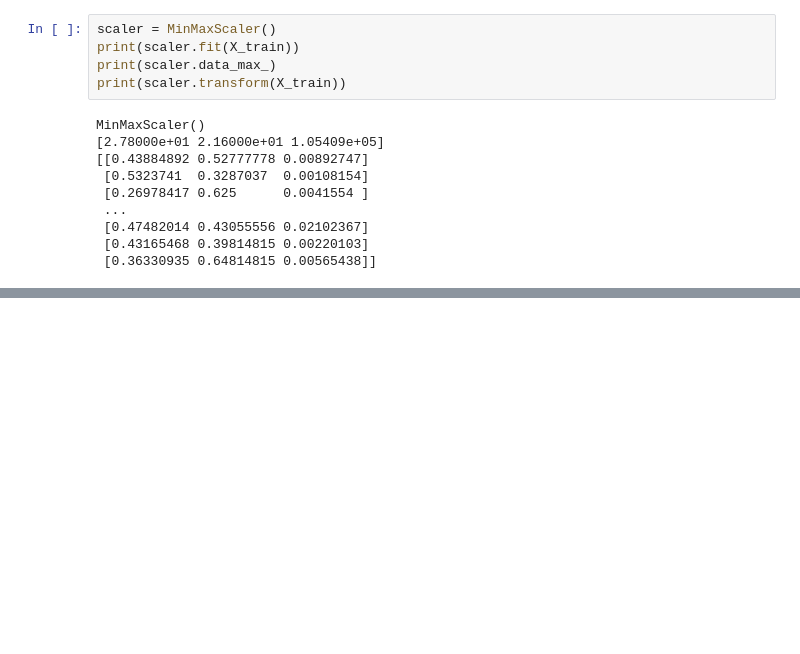
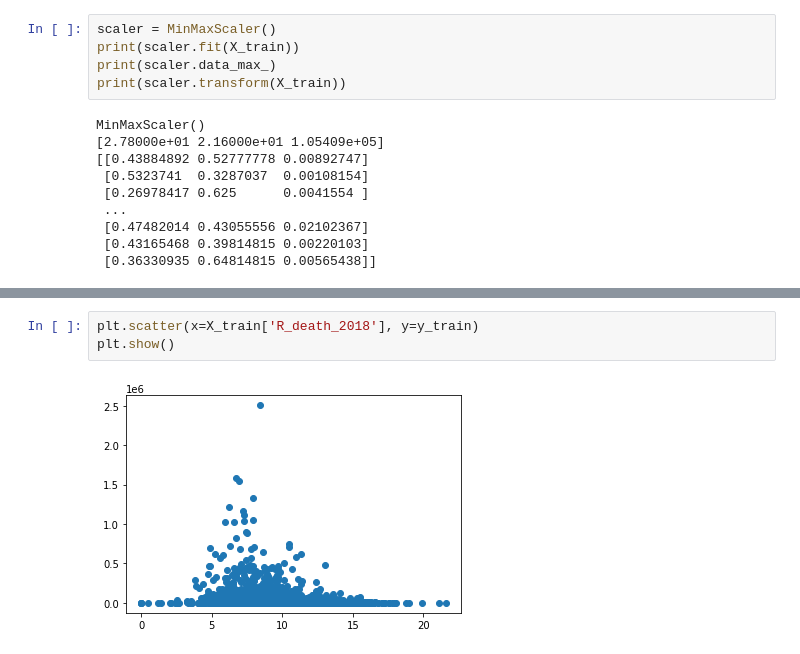
Before and after one commit to mronqui/regularized-linear-regression-project, a Jupyter notebook: src/explore.ipynb, the cells around one changed output, grey strips where cells are left out. Cells and saved outputs as stored; diff of their text form; blank space fills up the shorter version.

```diff
--- a/src/explore.ipynb
+++ b/src/explore.ipynb
@@ -132,0 +138,5 @@ MinMaxScaler()
+# %%
+plt.scatter(x=X_train['R_death_2018'], y=y_train)
+plt.show()
+# %% [output]
+[figure, added]
```
Also changed, not shown: parts of 2 cells of this notebook.
